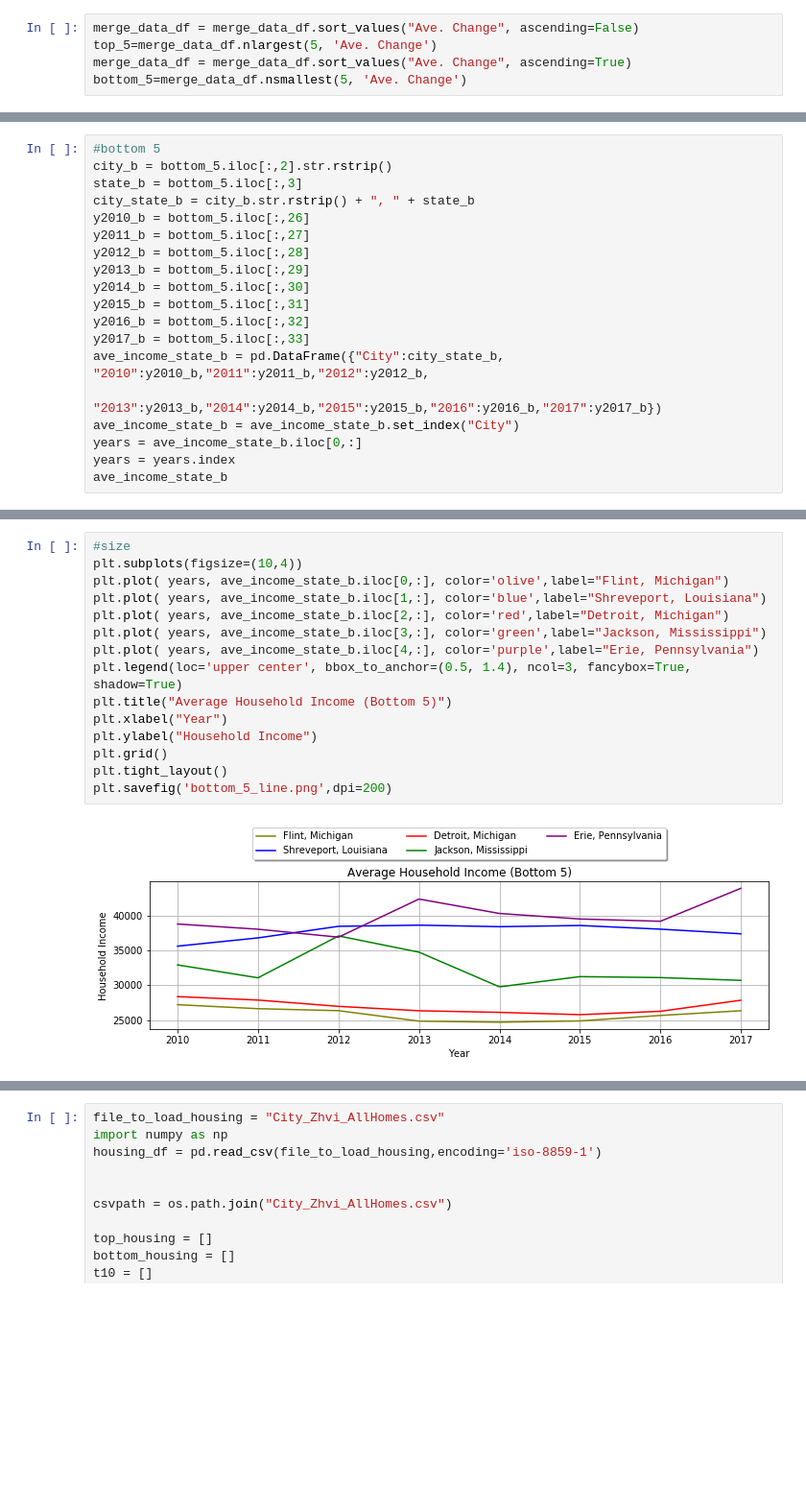
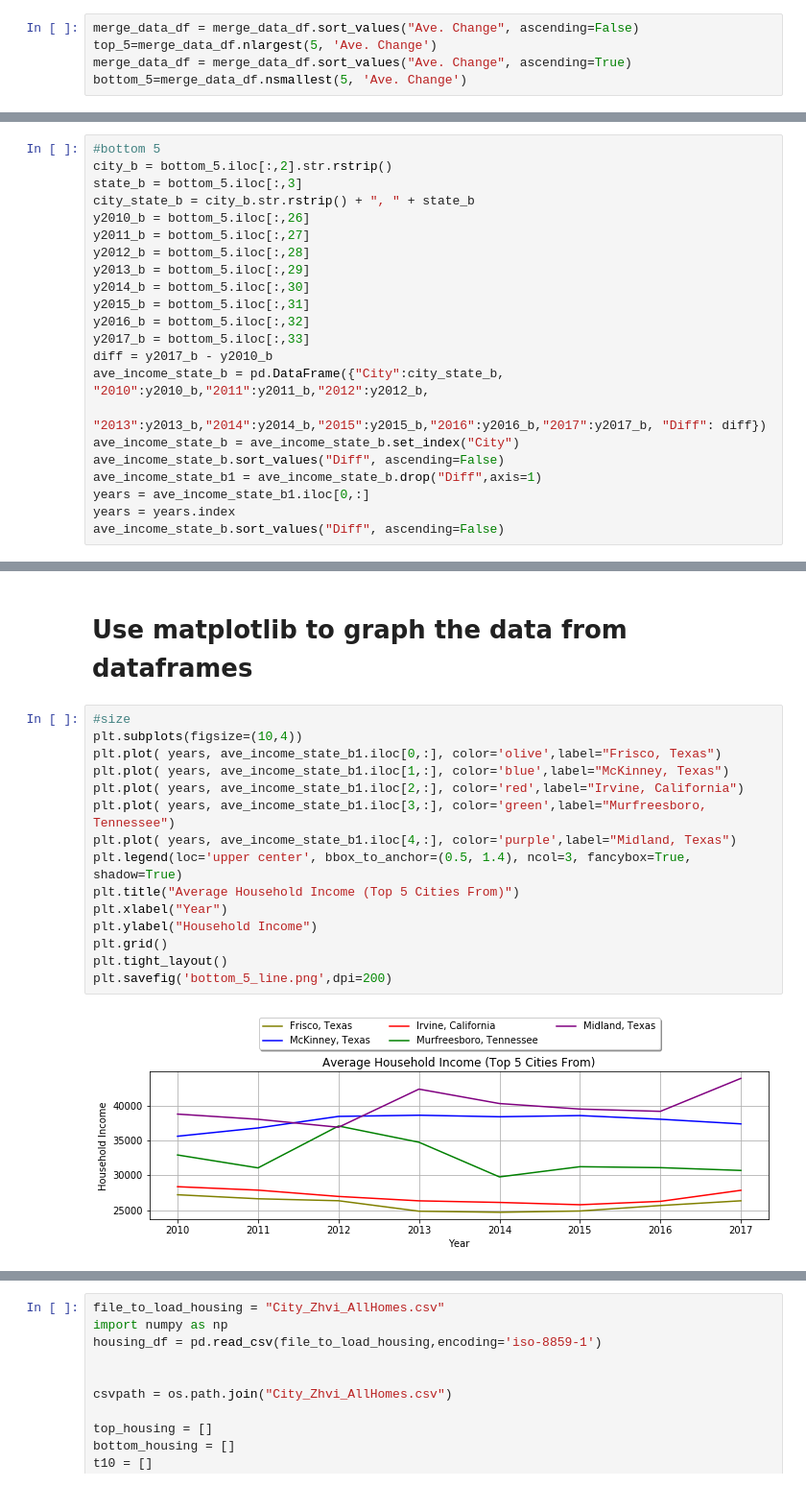
Before and after one commit to cawthornebr/Project-1, a Jupyter notebook: brandon_code.ipynb, the cells around one changed output, grey strips where cells are left out. Shown: that part at 96% size. Saved outputs shown, nothing was run; the diff lists cells and outputs as text; blank space fills up the shorter version.

```diff
--- a/brandon_code.ipynb
+++ b/brandon_code.ipynb
@@ -51,10 +56,13 @@ y2014_b = bottom_5.iloc[:,30]
 y2015_b = bottom_5.iloc[:,31]
 y2016_b = bottom_5.iloc[:,32]
 y2017_b = bottom_5.iloc[:,33]
+diff = y2017_b - y2010_b
 ave_income_state_b = pd.DataFrame({"City":city_state_b, "2010":y2010_b,"2011":y2011_b,"2012":y2012_b,
-                                 "2013":y2013_b,"2014":y2014_b,"2015":y2015_b,"2016":y2016_b,"2017":y2017_b})
+                                 "2013":y2013_b,"2014":y2014_b,"2015":y2015_b,"2016":y2016_b,"2017":y2017_b, "Diff": diff})
 ave_income_state_b = ave_income_state_b.set_index("City")
-years = ave_income_state_b.iloc[0,:]
+ave_income_state_b.sort_values("Diff", ascending=False)
+ave_income_state_b1 = ave_income_state_b.drop("Diff",axis=1)
+years = ave_income_state_b1.iloc[0,:]
 years = years.index
-ave_income_state_b
+ave_income_state_b.sort_values("Diff", ascending=False)
 # %% [output]
@@ -68,18 +76,20 @@ ave_income_state_b
+# %% [markdown]
+# Use matplotlib to graph the data from dataframes
 # %%
 #size
 plt.subplots(figsize=(10,4))
-plt.plot( years, ave_income_state_b.iloc[0,:], color='olive',label="Flint, Michigan")
-plt.plot( years, ave_income_state_b.iloc[1,:], color='blue',label="Shreveport, Louisiana")
-plt.plot( years, ave_income_state_b.iloc[2,:], color='red',label="Detroit, Michigan")
-plt.plot( years, ave_income_state_b.iloc[3,:], color='green',label="Jackson, Mississippi")
-plt.plot( years, ave_income_state_b.iloc[4,:], color='purple',label="Erie, Pennsylvania")
+plt.plot( years, ave_income_state_b1.iloc[0,:], color='olive',label="Frisco, Texas")
+plt.plot( years, ave_income_state_b1.iloc[1,:], color='blue',label="McKinney, Texas")
+plt.plot( years, ave_income_state_b1.iloc[2,:], color='red',label="Irvine, California")
+plt.plot( years, ave_income_state_b1.iloc[3,:], color='green',label="Murfreesboro, Tennessee")
+plt.plot( years, ave_income_state_b1.iloc[4,:], color='purple',label="Midland, Texas")
 plt.legend(loc='upper center', bbox_to_anchor=(0.5, 1.4), ncol=3, fancybox=True, shadow=True)
-plt.title("Average Household Income (Bottom 5)")
+plt.title("Average Household Income (Top 5 Cities From)")
 plt.xlabel("Year")
 plt.ylabel("Household Income")
 plt.grid()
 plt.tight_layout()
 plt.savefig('bottom_5_line.png',dpi=200)
 # %% [output]
-[figure, old version]
+[figure, new version]
 # %%
```
Also changed, not shown: parts of 16 cells of this notebook, 1 other file.
